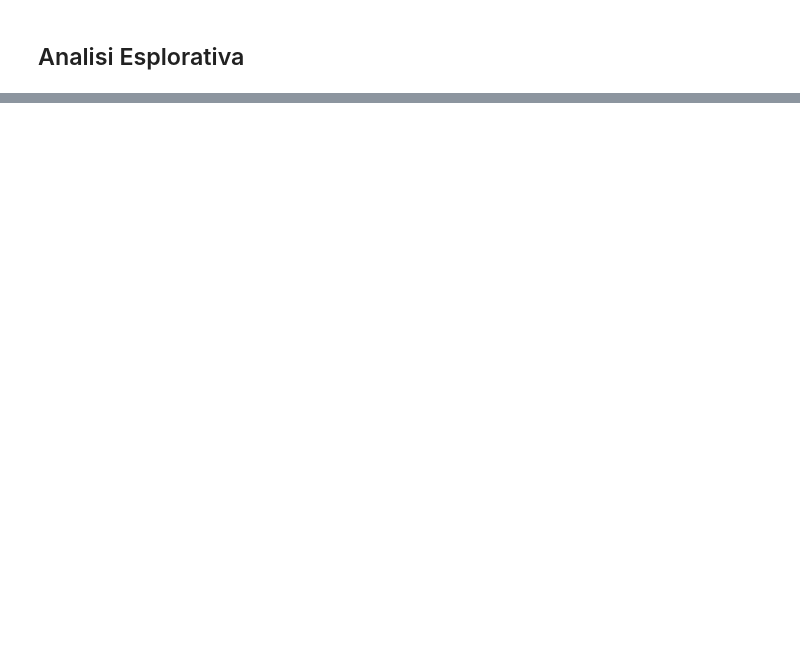
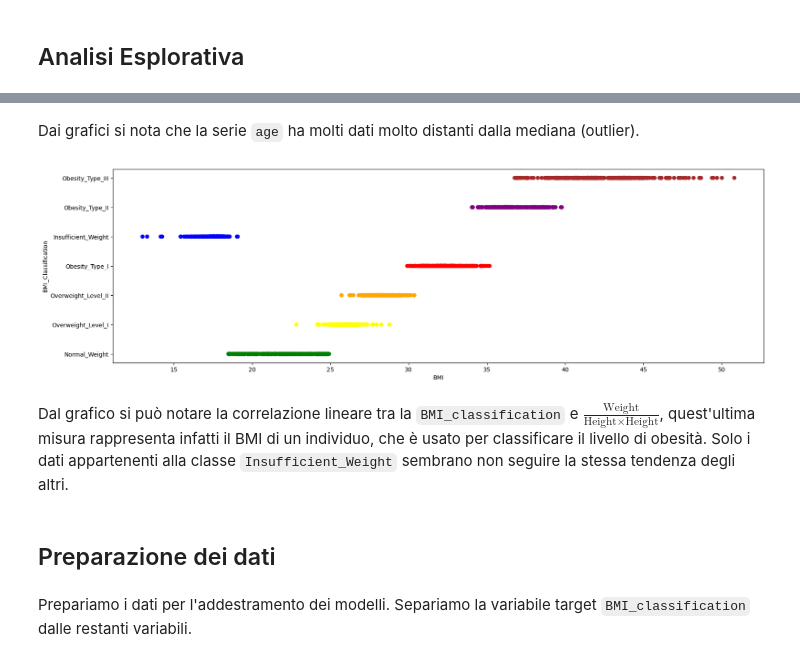
Before and after one commit to Fab-Ver/DataIntensive-Project, a Jupyter notebook: DataIntensiveProject.ipynb, the cells around one changed output, grey strips where cells are left out. Cells and saved outputs as stored; diff of their text form; code cells hidden in the pictures; blank space fills up the shorter version.

```diff
--- a/DataIntensiveProject.ipynb
+++ b/DataIntensiveProject.ipynb
@@ -165,0 +204,24 @@ df.describe()
+# %% [markdown]
+Dai grafici si nota che la serie `age` ha molti dati molto distanti dalla mediana (outlier).
+# %%
+class_colors = df["BMI_classification"].map({
+    'Normal_Weight': 'Green',
+    'Overweight_Level_I': 'Yellow',
+    'Overweight_Level_II': 'Orange',
+    'Obesity_Type_I': 'Red',
+    'Insufficient_Weight': 'Blue',
+    'Obesity_Type_II': 'Purple',
+    'Obesity_Type_III': 'Brown'
+})
+plt.figure(figsize=(20, 6))
+plt.scatter(df["weight"]/(df["height"]**2),df["BMI_classification"],c=class_colors);
+plt.xlabel("BMI");
+plt.ylabel("BMI_Classification");
+# %% [output]
+[figure, added]
+# %% [markdown]
+Dal grafico si può notare la correlazione lineare tra la `BMI_classification` e $\frac{\text{Weight}}{\text{Height}\times \text{Height}}$, quest'ultima misura rappresenta infatti il BMI di un individuo, che è usato per classificare il livello di obesità. Solo i dati appartenenti alla classe `Insufficient_Weight` sembrano non seguire la stessa tendenza degli altri.
+# %% [markdown]
+## Preparazione dei dati
+# %% [markdown]
+Prepariamo i dati per l'addestramento dei modelli. Separiamo la variabile target `BMI_classification` dalle restanti variabili.
```
Also changed, not shown: parts of 53 cells of this notebook.
